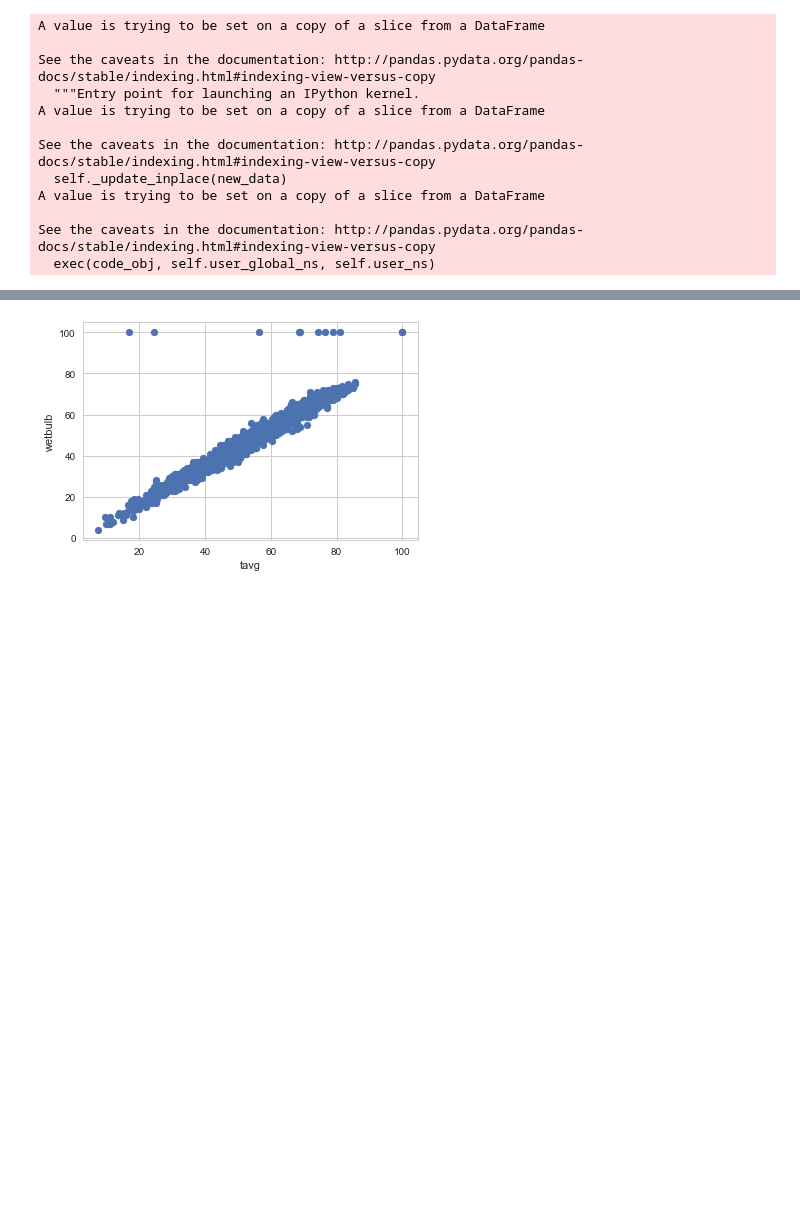
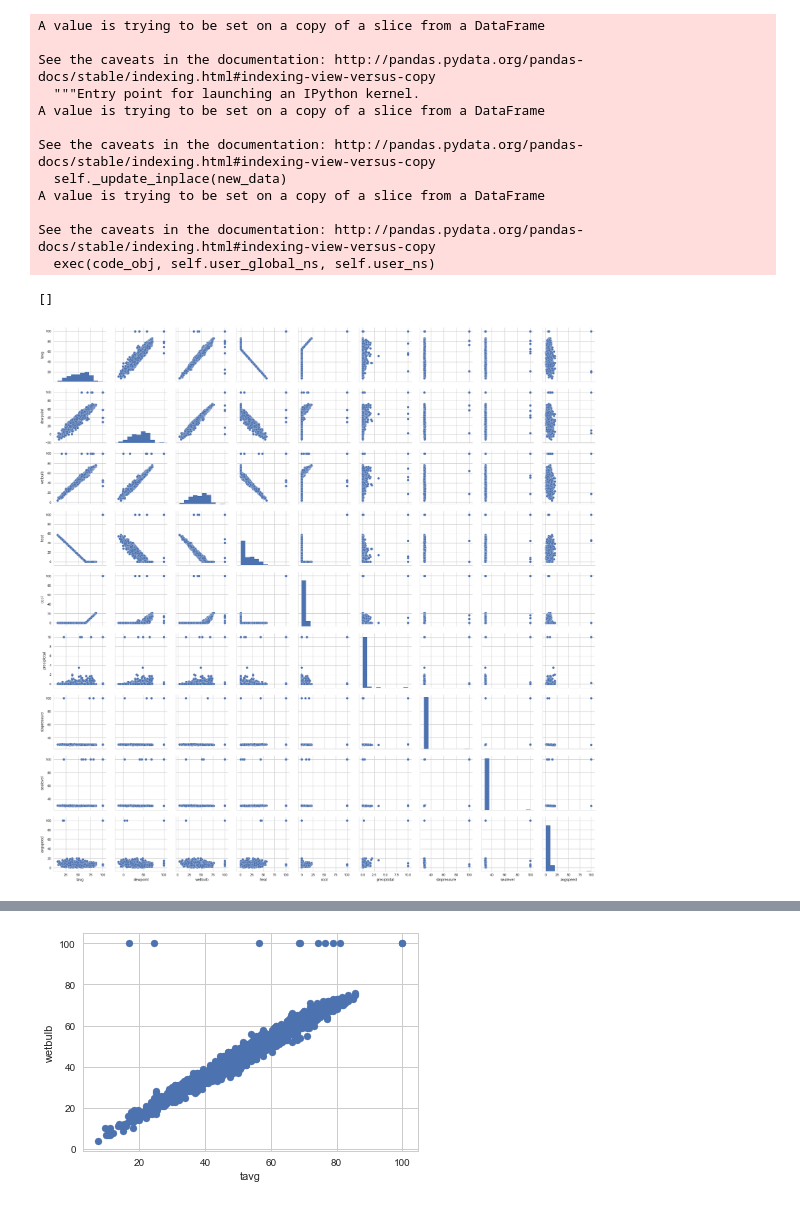
Before and after one commit to Junhojuno/Walmart-sales-in-stormy-weather, a Jupyter notebook: station1_replace_outlier.ipynb, the cells around one changed output, grey strips where cells are left out. Saved outputs shown, nothing was run; the diff lists cells and outputs as text; code cells hidden in the pictures; blank space fills up the shorter version.

```diff
--- a/station1_replace_outlier.ipynb
+++ b/station1_replace_outlier.ipynb
@@ -251,6 +258,9 @@ A value is trying to be set on a copy of a slice from a DataFrame
 See the caveats in the documentation: http://pandas.pydata.org/pandas-docs/stable/indexing.html#indexing-view-versus-copy
   exec(code_obj, self.user_global_ns, self.user_ns)
 # %%
-# cols = ['tavg','dewpoint','wetbulb','heat','cool','preciptotal','stnpressure','sealevel','avgspeed']
-# sns.pairplot(station[cols])
-# plt.plot()
+cols = ['tavg','dewpoint','wetbulb','heat','cool','preciptotal','stnpressure','sealevel','avgspeed']
+sns.pairplot(station[cols])
+plt.plot()
+# %% [output]
+[]
+[figure, added]
```
Also changed, not shown: parts of 5 cells of this notebook.
